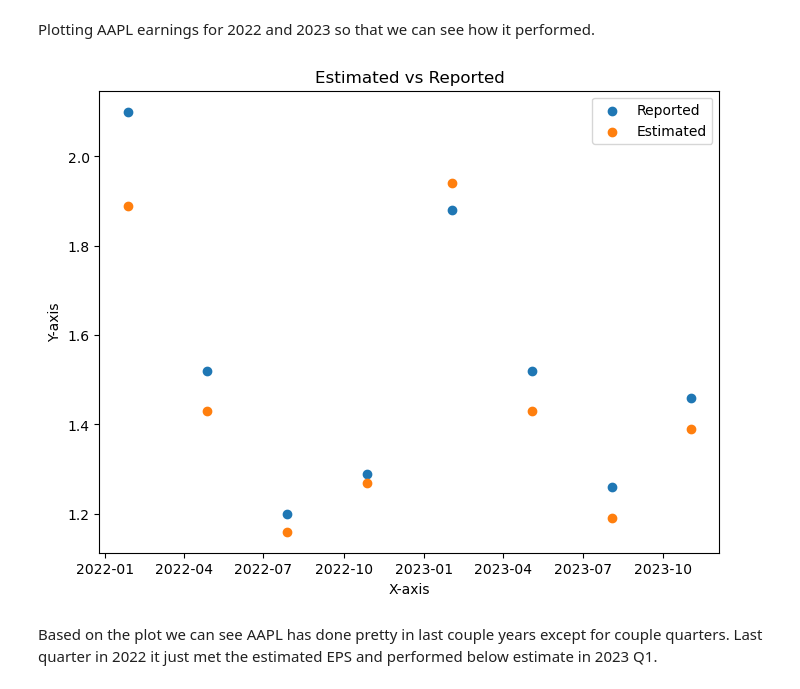
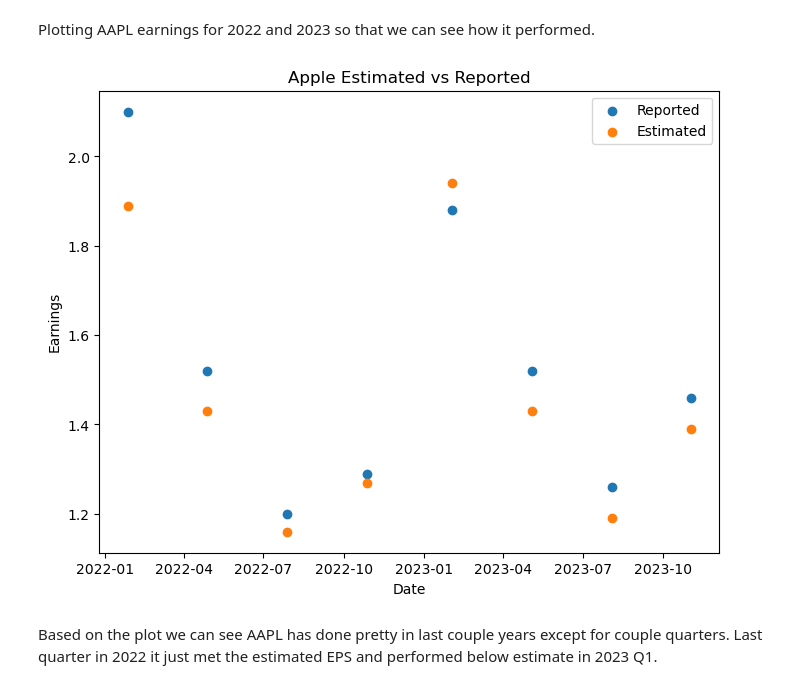
Before and after one commit to itsakcode/stock_analysis, a Jupyter notebook: src/stock_market.ipynb, the cells around one changed output. Drawn from its saved outputs; the diff is of its cells as text; code cells hidden in the pictures.

```diff
--- a/src/stock_market.ipynb
+++ b/src/stock_market.ipynb
@@ -537,23 +537,23 @@ Plotting AAPL earnings for 2022 and 2023 so that we can see how it performed.
 # %%
 aapl_earnings_df['reportedDate'] = pd.to_datetime(aapl_earnings_df['reportedDate'])
 
 x = aapl_earnings_df['reportedDate'].loc[aapl_earnings_df['reportedDate'].dt.year > 2021]
 y1 = aapl_earnings_df['reportedEPS'].loc[aapl_earnings_df['reportedDate'].dt.year > 2021]
 y2 = aapl_earnings_df['estimatedEPS'].loc[aapl_earnings_df['reportedDate'].dt.year > 2021]
 
 # Creating the scatter plot
 plt.figure(figsize=(8, 6))
 
 plt.scatter(x, y1, label='Reported')
 plt.scatter(x, y2, label='Estimated')
 
-plt.xlabel('X-axis')
-plt.ylabel('Y-axis')
-plt.title('Estimated vs Reported')
+plt.xlabel('Date')
+plt.ylabel('Earnings')
+plt.title('Apple Estimated vs Reported')
 plt.legend()
 
 plt.show()
 # %% [output]
-[figure, old version]
+[figure, new version]
 # %% [markdown]
 Based on the plot we can see AAPL has done pretty in last couple years except for couple quarters. Last quarter in 2022 it just met the estimated EPS and performed below estimate in 2023 Q1.
```
Also changed, not shown: parts of 3 cells of this notebook.
